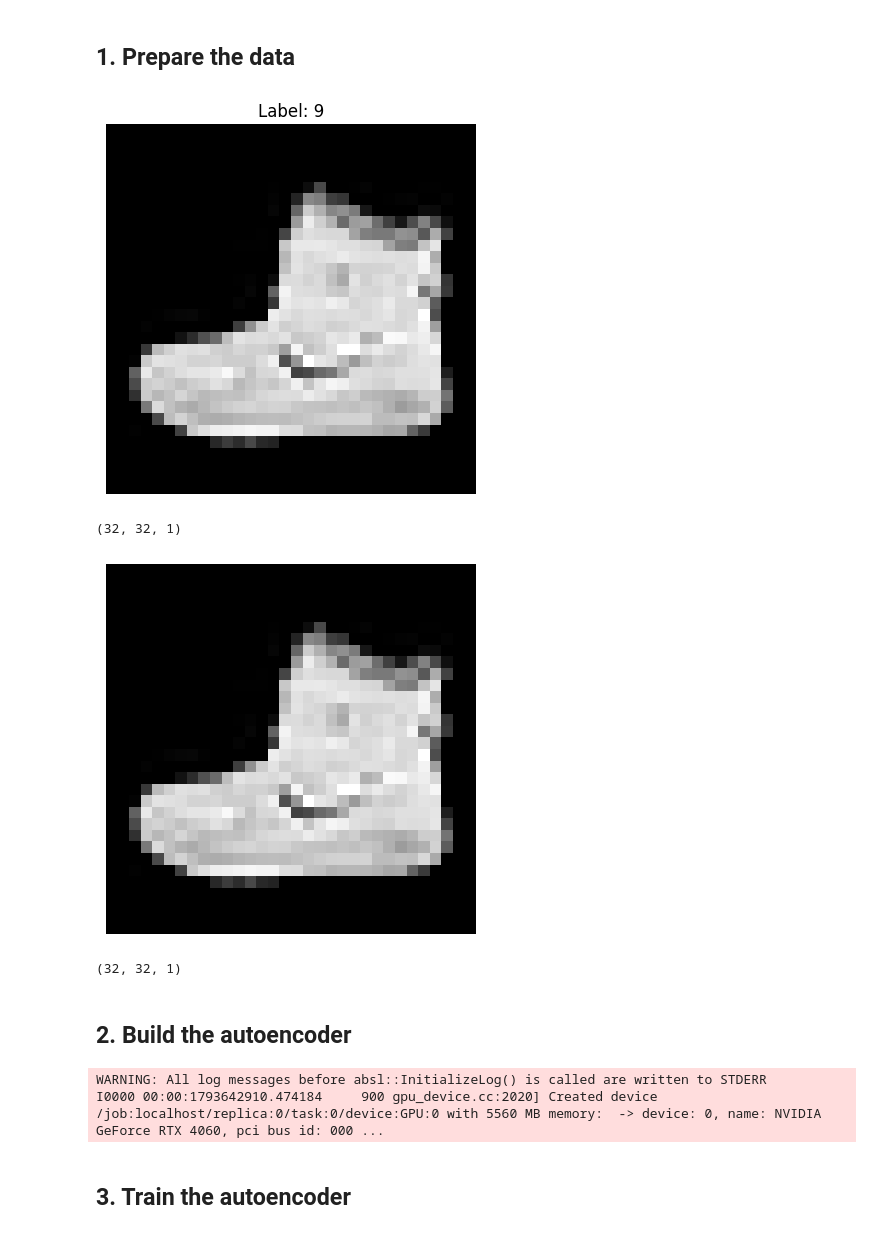
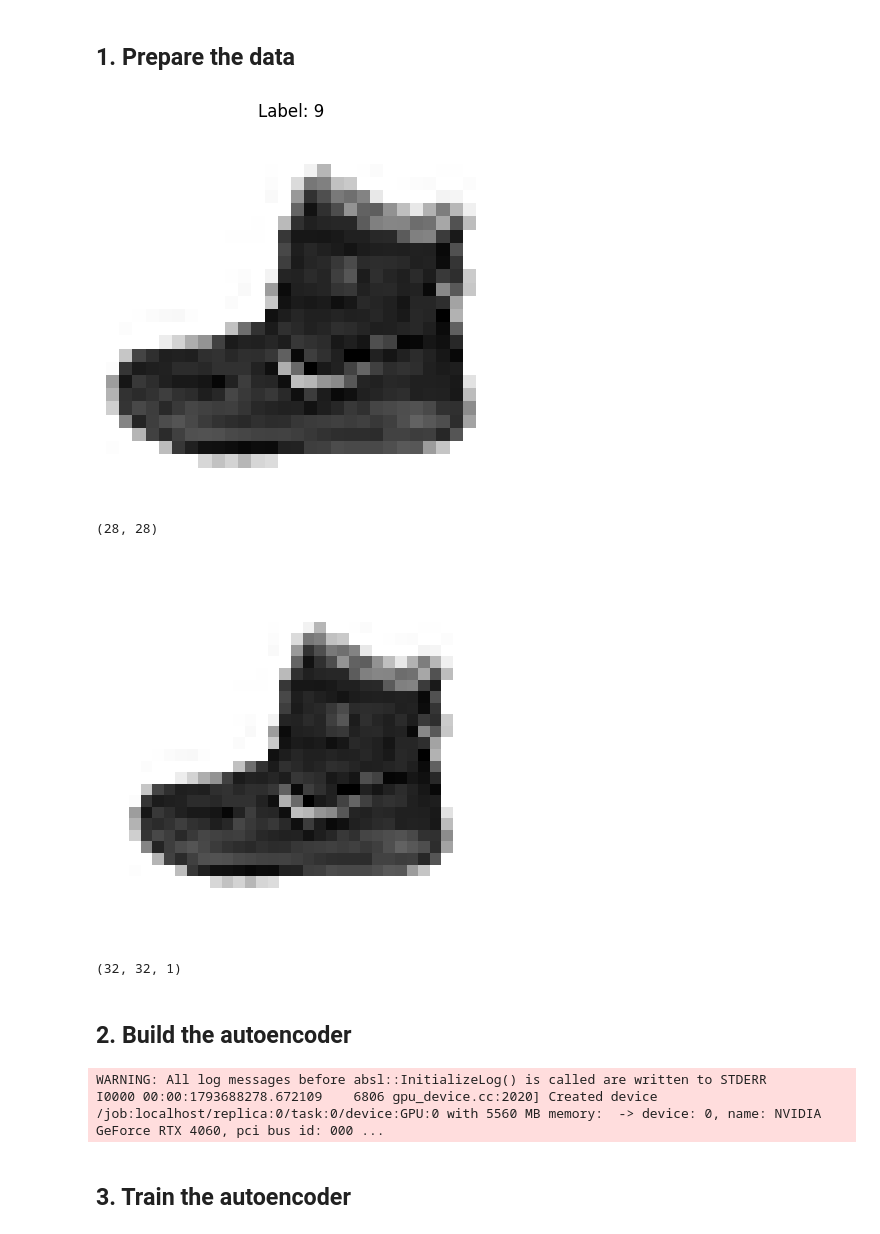
Before and after one commit to sadatrafsanjani/generative-ai, a Jupyter notebook: 1-autoencoder.ipynb, the cells around one changed output. Cells and saved outputs as stored; diff of their text form; code cells hidden in the pictures.

```diff
--- a/1-autoencoder.ipynb
+++ b/1-autoencoder.ipynb
@@ -53,14 +22,14 @@ def display(images, n=10, size=(20, 3), cmap="gray_r", as_type="float32", save_t
 # %%
 (x_train, y_train), (x_test, y_test) = datasets.fashion_mnist.load_data()
 # %%
-plt.imshow(x_train[0], cmap="gray")
+plt.imshow(x_train[0], cmap="gray_r")
 plt.title(f"Label: {y_train[0]}")
 plt.axis("off")
 plt.show()
 print(x_train[0].shape)
 # %% [output]
-[figure, old version]
+[figure, new version]
-(32, 32, 1)
+(28, 28)
 # %%
 # Preprocess the data
 def preprocess(imgs):
@@ -77,10 +45,10 @@ x_test = preprocess(x_test)
 # %%
-plt.imshow(x_train[0], cmap="gray")
+plt.imshow(x_train[0], cmap="gray_r")
 plt.axis("off")
 plt.show()
 print(x_train[0].shape)
 # %% [output]
-[figure, old version]
+[figure, new version]
 (32, 32, 1)
 # %% [markdown]
 ## 2. Build the autoencoder <a name="build"></a>
@@ -90,7 +58,9 @@ encoder_input = layers.Input(shape=(IMAGE_SIZE, IMAGE_SIZE, CHANNELS), name="enc
 x = layers.Conv2D(32, (3, 3), strides=2, activation="relu", padding="same")(encoder_input)
 x = layers.Conv2D(64, (3, 3), strides=2, activation="relu", padding="same")(x)
 x = layers.Conv2D(128, (3, 3), strides=2, activation="relu", padding="same")(x)
-shape_before_flattening = x.shape[1:]
+x = layers.Conv2D(256, (3, 3), strides=2, activation="relu", padding="same")(x)
+x = layers.Conv2D(512, (3, 3), strides=2, activation="relu", padding="same")(x)
+shape = x.shape[1:]
 
 x = layers.Flatten()(x)
 encoder_output = layers.Dense(EMBEDDING_DIM, name="encoder_output")(x)
@@ -98,7 +68,7 @@ encoder_output = layers.Dense(EMBEDDING_DIM, name="encoder_output")(x)
 encoder = models.Model(encoder_input, encoder_output)
 # %% [output]
 WARNING: All log messages before absl::InitializeLog() is called are written to STDERR
-I0000 00:00:1793642910.474184     900 gpu_device.cc:2020] Created device /job:localhost/replica:0/task:0/device:GPU:0 with 5560 MB memory:  -> device: 0, name: NVIDIA GeForce RTX 4060, pci bus id: 000 ...
+I0000 00:00:1793688278.672109    6806 gpu_device.cc:2020] Created device /job:localhost/replica:0/task:0/device:GPU:0 with 5560 MB memory:  -> device: 0, name: NVIDIA GeForce RTX 4060, pci bus id: 000 ...
 # %%
 # Decoder
 decoder_input = layers.Input(shape=(EMBEDDING_DIM,), name="decoder_input")
```
Also changed, not shown: parts of 20 cells of this notebook, 6 other files.
